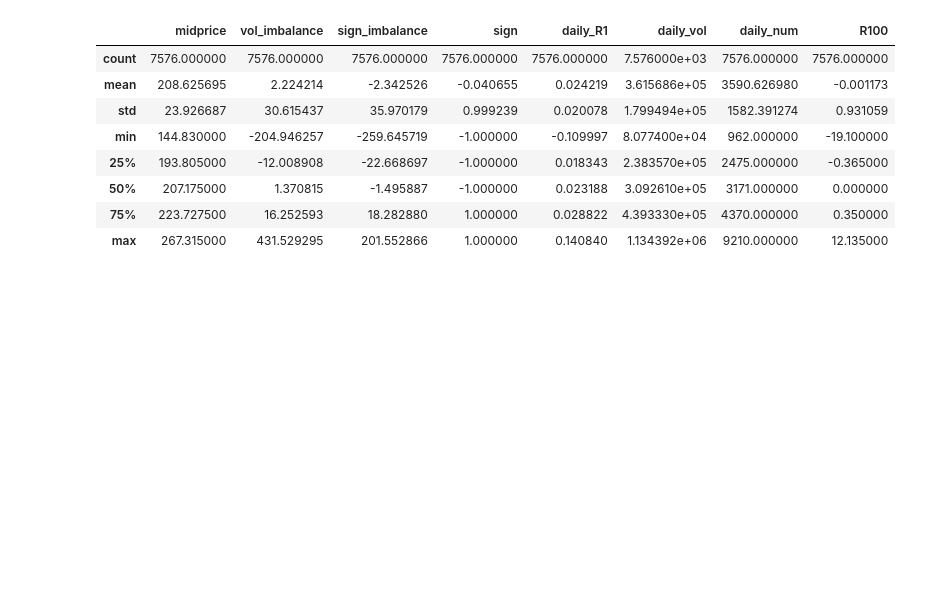
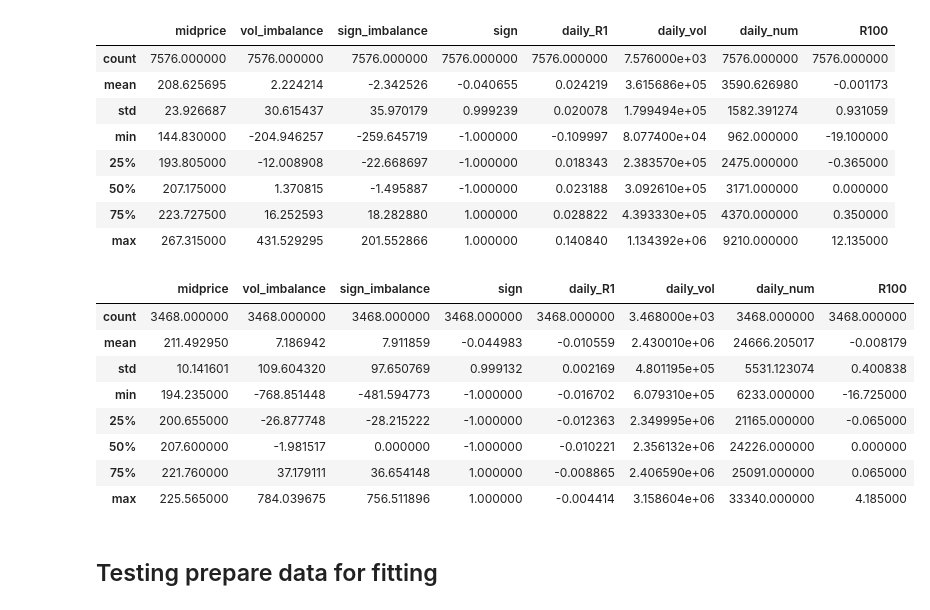
Before and after one commit to anabugaenko/liquidity, a Jupyter notebook: notebooks/Scratch Notebook for Testing.ipynb, the cells around one changed output. Drawn from its saved outputs; the diff is of its cells as text; code cells hidden in the pictures; blank space fills up the shorter version.

```diff
--- a/notebooks/Scratch Notebook for Testing.ipynb
+++ b/notebooks/Scratch Notebook for Testing.ipynb
@@ -31,3 +32,21 @@ tsla_100.describe()
 | 50% | 207.175000 | 1.370815 | -1.495887 | -1.000000 | 0.023188 | 3.092610e+05 | 3171.000000 | 0.000000 |
 | 75% | 223.727500 | 16.252593 | 18.282880 | 1.000000 | 0.028822 | 4.393330e+05 | 4370.000000 | 0.350000 |
 | max | 267.315000 | 431.529295 | 201.552866 | 1.000000 | 0.140840 | 1.134392e+06 | 9210.000000 | 12.135000 |
+# %%
+tsla_df_lo = pd.read_csv('../data/limit_orders/TSLA-2016-R1-LO.csv', header=0,index_col=0)
+# %%
+tsla_100_lo = get_aggregate_impact_series(tsla_df_lo, T=SAMPLE_LAG)
+# %%
+tsla_100_lo.describe()
+# %% [output]
+|  | midprice | vol_imbalance | sign_imbalance | sign | daily_R1 | daily_vol | daily_num | R100 |
+| count | 3468.000000 | 3468.000000 | 3468.000000 | 3468.000000 | 3468.000000 | 3.468000e+03 | 3468.000000 | 3468.000000 |
+| mean | 211.492950 | 7.186942 | 7.911859 | -0.044983 | -0.010559 | 2.430010e+06 | 24666.205017 | -0.008179 |
+| std | 10.141601 | 109.604320 | 97.650769 | 0.999132 | 0.002169 | 4.801195e+05 | 5531.123074 | 0.400838 |
+| min | 194.235000 | -768.851448 | -481.594773 | -1.000000 | -0.016702 | 6.079310e+05 | 6233.000000 | -16.725000 |
+| 25% | 200.655000 | -26.877748 | -28.215222 | -1.000000 | -0.012363 | 2.349995e+06 | 21165.000000 | -0.065000 |
+| 50% | 207.600000 | -1.981517 | 0.000000 | -1.000000 | -0.010221 | 2.356132e+06 | 24226.000000 | 0.000000 |
+| 75% | 221.760000 | 37.179111 | 36.654148 | 1.000000 | -0.008865 | 2.406590e+06 | 25091.000000 | 0.065000 |
+| max | 225.565000 | 784.039675 | 756.511896 | 1.000000 | -0.004414 | 3.158604e+06 | 33340.000000 | 4.185000 |
+# %% [markdown]
+## Testing prepare data for fitting
```
Also changed, not shown: parts of 14 cells of this notebook, 9 other files.
